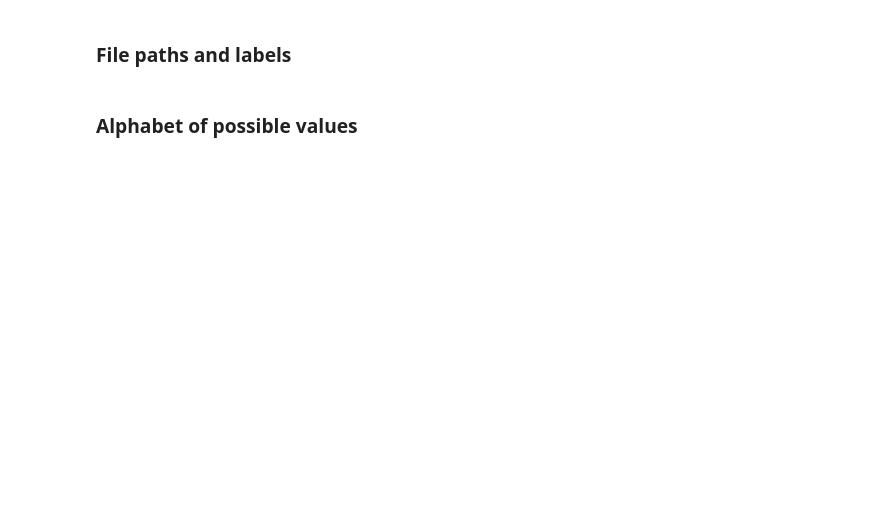
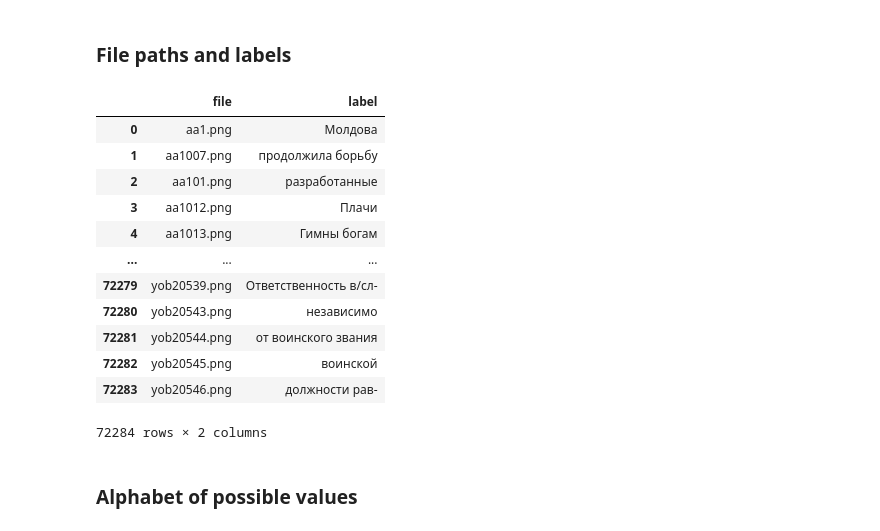
Before and after one commit to hnowakowski/cyrillOCR, a Jupyter notebook: training_notebook.ipynb, the cells around one changed output. Saved outputs shown, nothing was run; the diff lists cells and outputs as text; code cells hidden in the pictures; blank space fills up the shorter version.

```diff
--- a/training_notebook.ipynb
+++ b/training_notebook.ipynb
@@ -25,8 +25,24 @@ import editdistance
 # %%
 df = pd.read_csv(TRAIN_TSV, sep='\t', header=None, names=['file', 'label'])
 df = df.dropna(subset=['label']).reset_index(drop=True) # 2 entries with no label
 image_paths = [TRAIN_DIR + "/" + f for f in df["file"].values]
 labels = df["label"].values
+
+df
+# %% [output]
+|  | file | label |
+| 0 | aa1.png | Молдова |
+| 1 | aa1007.png | продолжила борьбу |
+| 2 | aa101.png | разработанные |
+| 3 | aa1012.png | Плачи |
+| 4 | aa1013.png | Гимны богам |
+| ... | ... | ... |
+| 72279 | yob20539.png | Ответственность в/сл- |
+| 72280 | yob20543.png | независимо |
+| 72281 | yob20544.png | от воинского звания |
+| 72282 | yob20545.png | воинской |
+| 72283 | yob20546.png | должности рав- |
+72284 rows × 2 columns
 # %% [markdown]
 ### Alphabet of possible values
 # %%
```
Also changed, not shown: parts of 11 cells of this notebook.
